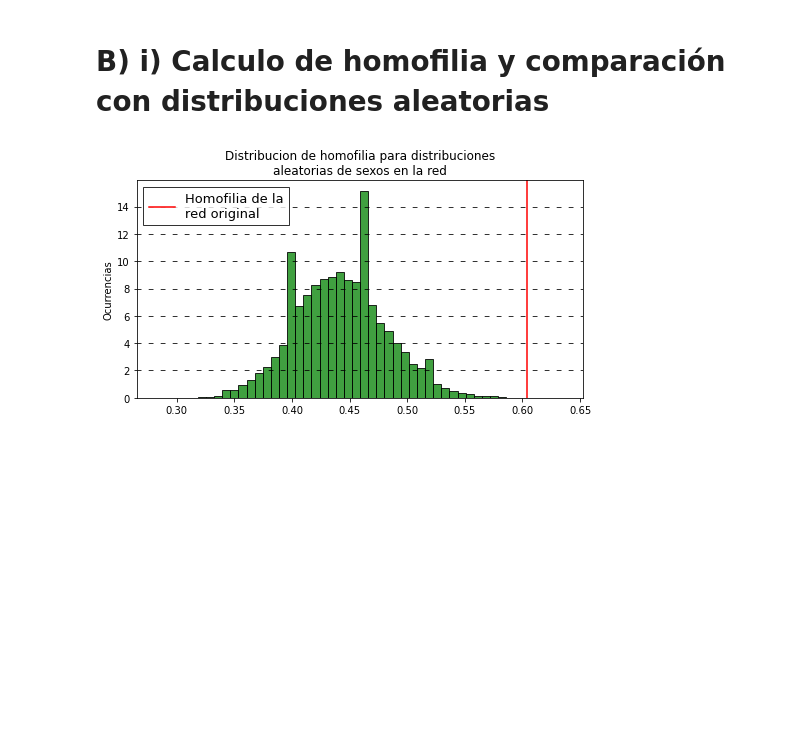
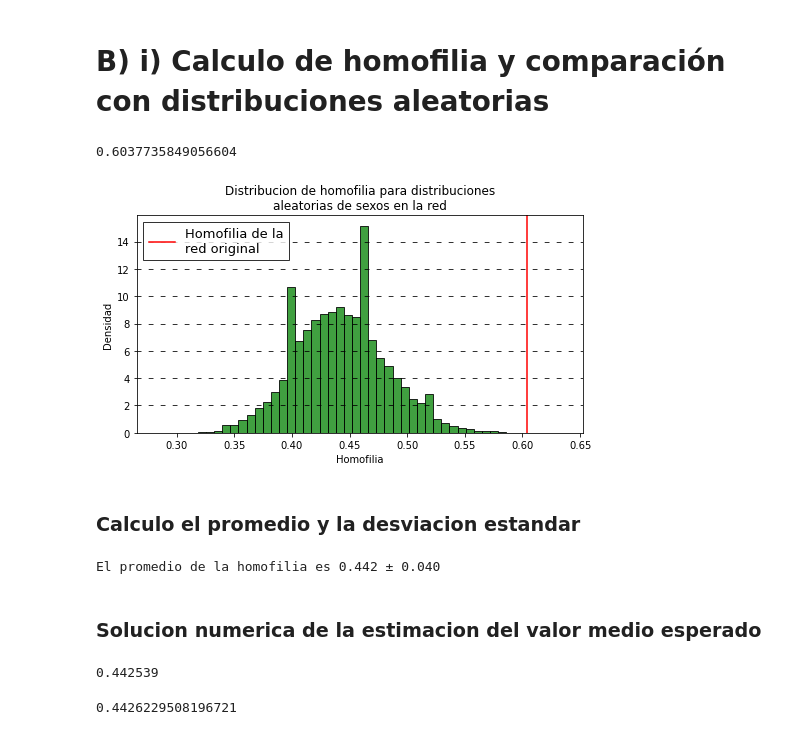
Before and after one commit to facundojgarcia02/CoNet, a Jupyter notebook: TP1/Dolphins.ipynb, the cells around one changed output. Drawn from its saved outputs; the diff is of its cells as text; code cells hidden in the pictures; blank space fills up the shorter version.

```diff
--- a/TP1/Dolphins.ipynb
+++ b/TP1/Dolphins.ipynb
@@ -35,18 +35,26 @@ def layouts(graph):
      "Spiral": nx.layout.spiral_layout(graph)
     }
 
+edge_homophility = [genders.loc[i[0]] == genders.loc[i[1]] for i in dolphins.edges]
+
 for k, l in layouts(dolphins).items():
     fig, ax = plt.subplots(1, 1, figsize = (14, 6))
     nx.draw(
             dolphins,
-            with_labels = False,
-            node_size = 100,
-            edgecolors = "white",
-            width = 0.4,
-            node_color = ["red" if dolphins.nodes[node]["Gender"] == "f"
+            with_labels=False,
+            node_size=100,
+            edgecolors="white",
+            width=0.4,
+            node_color=["red" if dolphins.nodes[node]["Gender"] == "f"
                           else ("blue" if dolphins.nodes[node]["Gender"] == "m" else "gray")
                           for node in dolphins.nodes],
-            pos = l)
+
+            edge_color=["red" if (h and  genders.loc[i[0]] == "f")
+            else "blue" if (h and  genders.loc[i[0]] == "m")
+            else "green" if (genders.loc[i[0]] == "f" and genders.loc[i[1]] == "m") or (genders.loc[i[0]] == "m" and genders.loc[i[1]] == "f")
+            else "gray"
+            for i,h in zip(dolphins.edges, edge_homophility)],
+            pos=l)
     ax.set_title(k)
     plt.show()
 # %% [output]
@@ -75,6 +83,9 @@ def shuffle_series(series: pd.Series, seed: int = 42) -> pd.Series:
 # %%
 #Conseguimos la homofilia de la red original.
 homophily = get_homophily(genders, dolphins)
+homophily
+# %% [output]
+0.6037735849056604
 # %%
 h = []
 try:
@@ -96,11 +107,38 @@ except FileNotFoundError:
 # %%
 fig, ax = plt.subplots(1, 1, figsize=(8, 4))
 sns.histplot(h, color="green", stat="density", bins = 50)
 plt.title("Distribucion de homofilia para distribuciones\naleatorias de sexos en la red")
-plt.ylabel("Ocurrencias")
+plt.ylabel("Densidad")
+plt.xlabel("Homofilia")
 plt.grid(axis="y", linestyle=(1, (6, 9)), color="black")
 plt.axvline(homophily, color="red", label="Homofilia de la\nred original")
 plt.legend(fancybox=False, edgecolor="black", fontsize=13)
 plt.show()
 # %% [output]
-[figure, old version]
+[figure, new version]
+# %% [markdown]
+### Calculo el promedio y la desviacion estandar
+# %%
+print(f"El promedio de la homofilia es {h.mean():.3f} ± {h.std(ddof=1):.3f}")
+def p_valor():
+# %% [output]
+El promedio de la homofilia es 0.442 ± 0.040
+# %% [markdown]
+### Solucion numerica de la estimacion del valor medio esperado
+# %%
+N = 1000000
+coincide = 0
+for i in range(N):
+    random_sample = genders.sample(2)
+    if random_sample.iloc[0] == random_sample.iloc[1]:
+        coincide += 1
+coincide/N
+# %% [output]
+0.442539
+# %%
+N = genders.size
+male, female = genders.value_counts().to_numpy()
+h_expected = (male*(male-1) + female*(female-1))/(N*(N-1))
+h_expected
+# %% [output]
+0.4426229508196721
```
Also changed, not shown: parts of 1 cell of this notebook, 2 other files.
